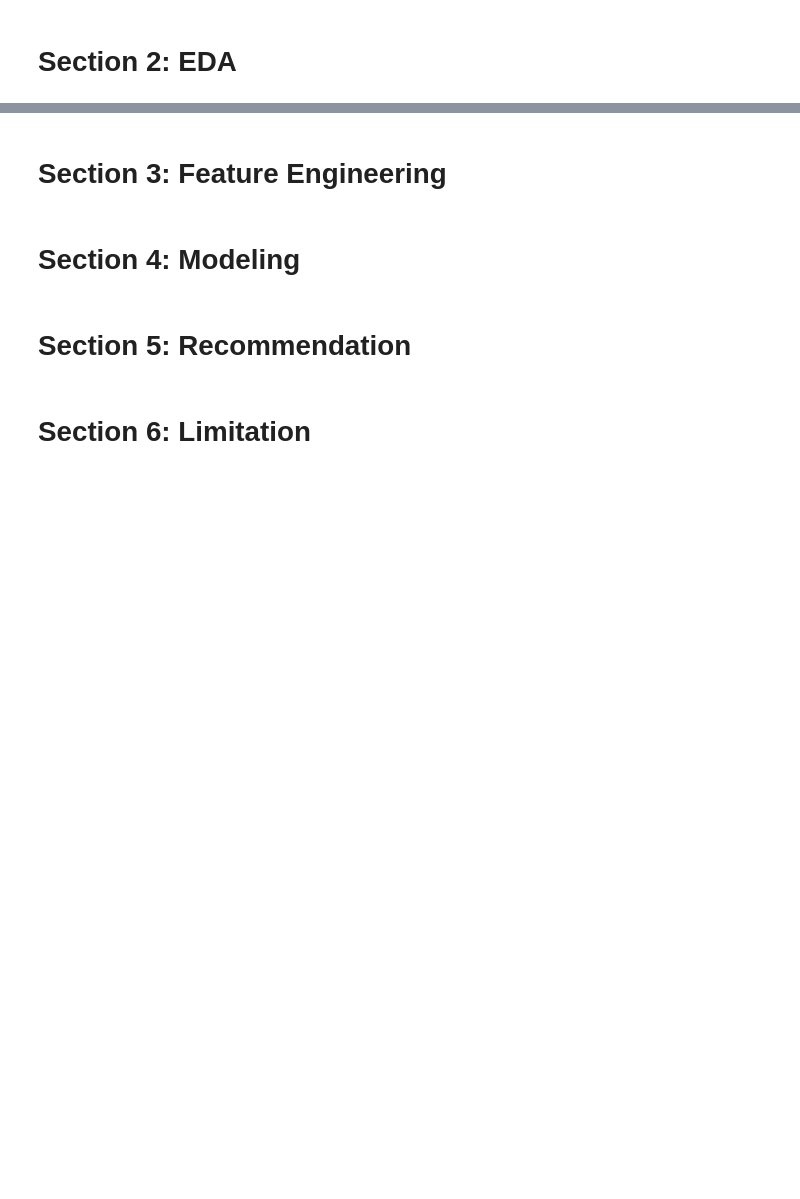
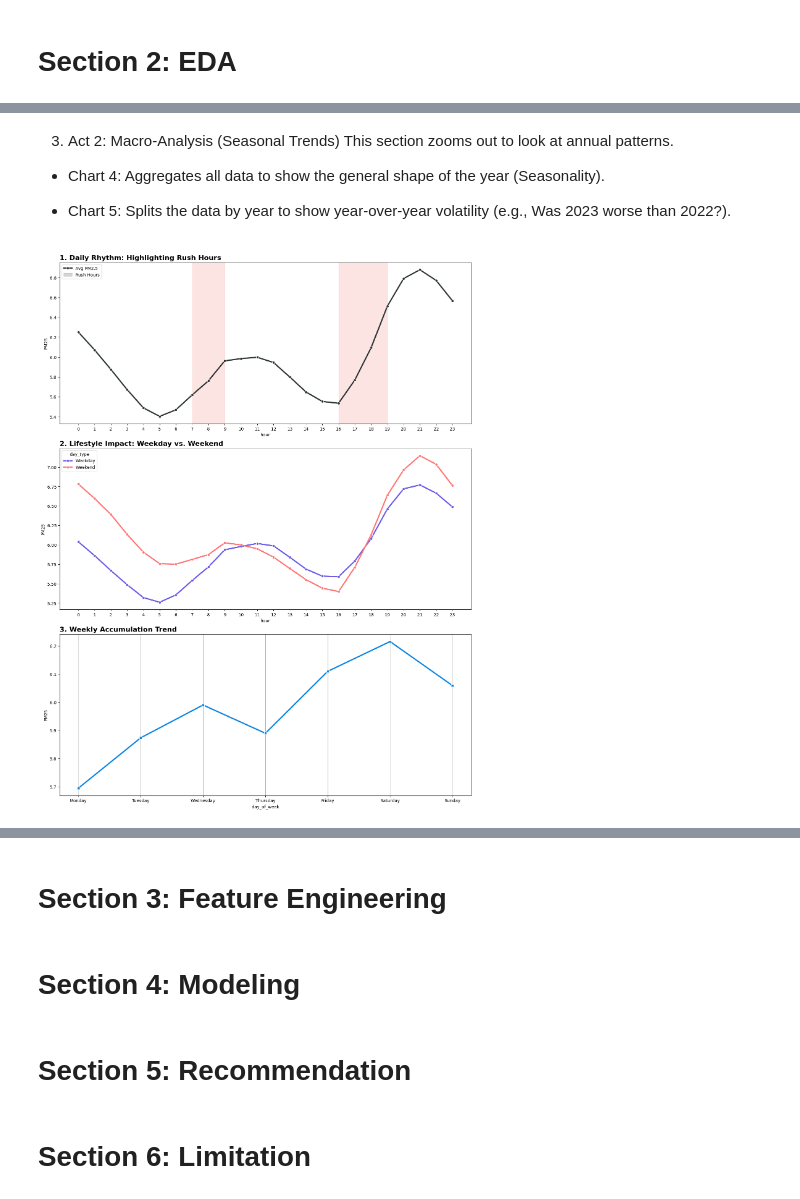
Before and after one commit to ChiehAnChang/Data-Science-Case-Study-1, a Jupyter notebook: STAT946 Case Study 1.ipynb, the cells around one changed output, grey strips where cells are left out. Cells and saved outputs as stored; diff of their text form; code cells hidden in the pictures; blank space fills up the shorter version.

```diff
--- a/STAT946 Case Study 1.ipynb
+++ b/STAT946 Case Study 1.ipynb
@@ -1276,0 +730,47 @@ plt.show()
+# %% [markdown]
+3. Act 2: Macro-Analysis (Seasonal Trends)
+This section zooms out to look at annual patterns.
+
+- Chart 4: Aggregates all data to show the general shape of the year (Seasonality).
+
+- Chart 5: Splits the data by year to show year-over-year volatility (e.g., Was 2023 worse than 2022?).
+# %%
+# 2. ACT 1: Micro-Analysis (Daily & Weekly Patterns)
+# ---------------------------------------------------------
+fig1, axes1 = plt.subplots(3, 1, figsize=(14, 18), constrained_layout=True)
+
+# --- Chart 1: Daily Cycle (Hourly Average) ---
+hourly_avg = df.groupby('hour')[val_col].mean().reset_index()
+
+sns.lineplot(data=hourly_avg, x='hour', y=val_col, ax=axes1[0],
+             marker='o', color='#2d3436', linewidth=3, zorder=10)
+
+# Highlight Rush Hours (Morning: 7-9, Evening: 16-19)
+axes1[0].axvspan(7, 9, color='#e74c3c', alpha=0.15, label='Rush Hour')
+axes1[0].axvspan(16, 19, color='#e74c3c', alpha=0.15)
+axes1[0].set_title('1. Daily Rhythm: Highlighting Rush Hours', fontsize=16, fontweight='bold', loc='left')
+axes1[0].set_xticks(range(0, 24))
+axes1[0].legend(['Avg PM2.5', 'Rush Hours'], loc='upper left')
+
+# --- Chart 2: Weekday vs. Weekend ---
+split_avg = df.groupby(['hour', 'day_type'])[val_col].mean().reset_index()
+
+sns.lineplot(data=split_avg, x='hour', y=val_col, hue='day_type', ax=axes1[1],
+             marker='o', palette={'Weekday': '#6c5ce7', 'Weekend': '#ff7675'}, linewidth=3)
+
+axes1[1].set_title('2. Lifestyle Impact: Weekday vs. Weekend', fontsize=16, fontweight='bold', loc='left')
+axes1[1].set_xticks(range(0, 24))
+
+# --- Chart 3: Weekly Trend ---
+# Reindex to ensure Monday-Sunday order
+weekly_avg = df.groupby('day_of_week')[val_col].mean().reindex(week_order).reset_index()
+
+sns.lineplot(data=weekly_avg, x='day_of_week', y=val_col, ax=axes1[2],
+             marker='s', color='#0984e3', linewidth=3)
+
+axes1[2].set_title('3. Weekly Accumulation Trend', fontsize=16, fontweight='bold', loc='left')
+axes1[2].grid(True, axis='x')
+
+plt.show()
+# %% [output]
+[figure, added]
```
Also changed, not shown: parts of 22 cells of this notebook.
